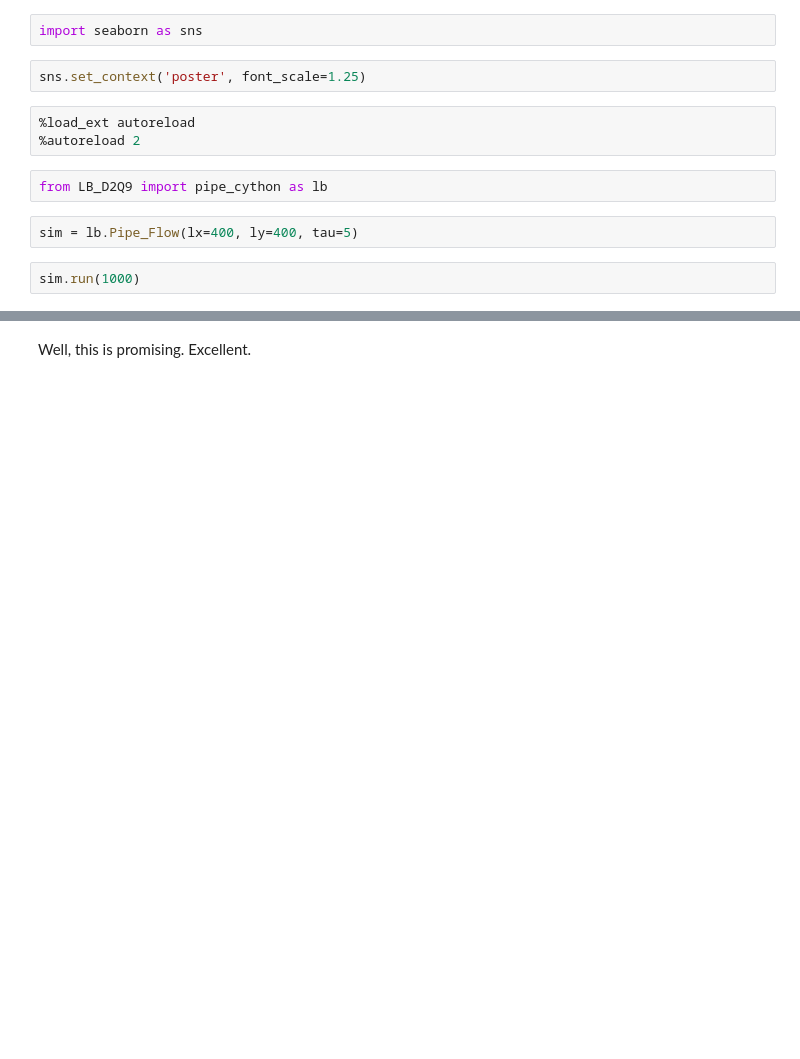
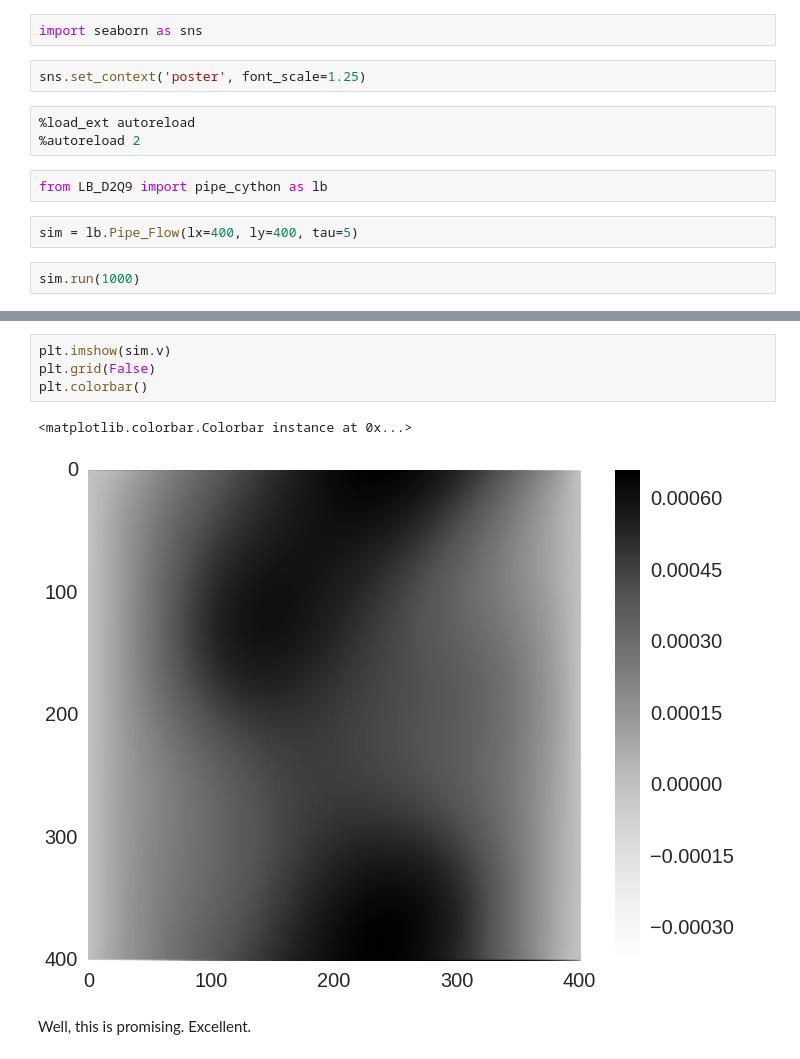
Before and after one commit to latticeboltzmann/2d-lb, a Jupyter notebook: docs/testing_package_cython.ipynb, the cells around one changed output, grey strips where cells are left out. Drawn from its saved outputs; the diff is of its cells as text; blank space fills up the shorter version.

```diff
--- a/docs/testing_package_cython.ipynb
+++ b/docs/testing_package_cython.ipynb
@@ -48,2 +56,9 @@ plt.plot(velocity_magnitude[50, :])
+# %%
+plt.imshow(sim.v)
+plt.grid(False)
+plt.colorbar()
+# %% [output]
+<matplotlib.colorbar.Colorbar instance at 0x...>
+[figure, added]
 # %% [markdown]
 Well, this is promising. Excellent.
```
Also changed, not shown: parts of 5 cells of this notebook, 1 other file.
